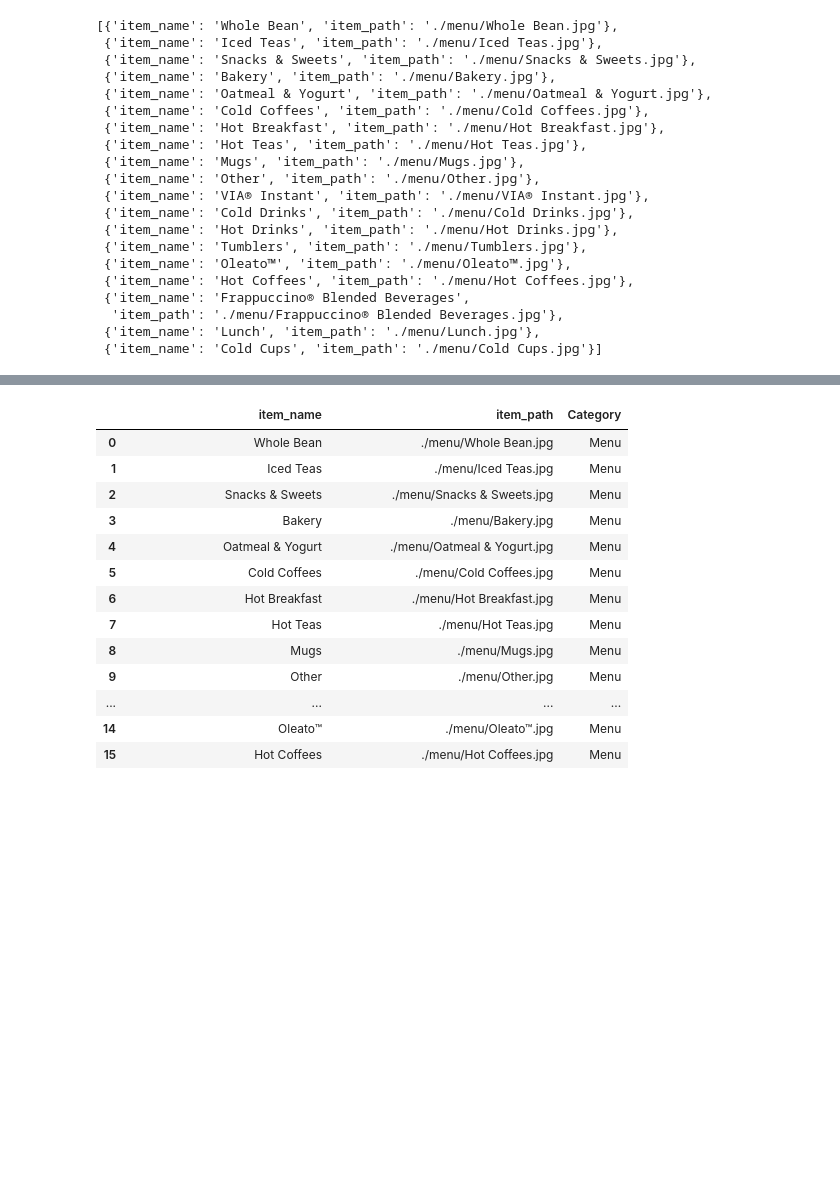
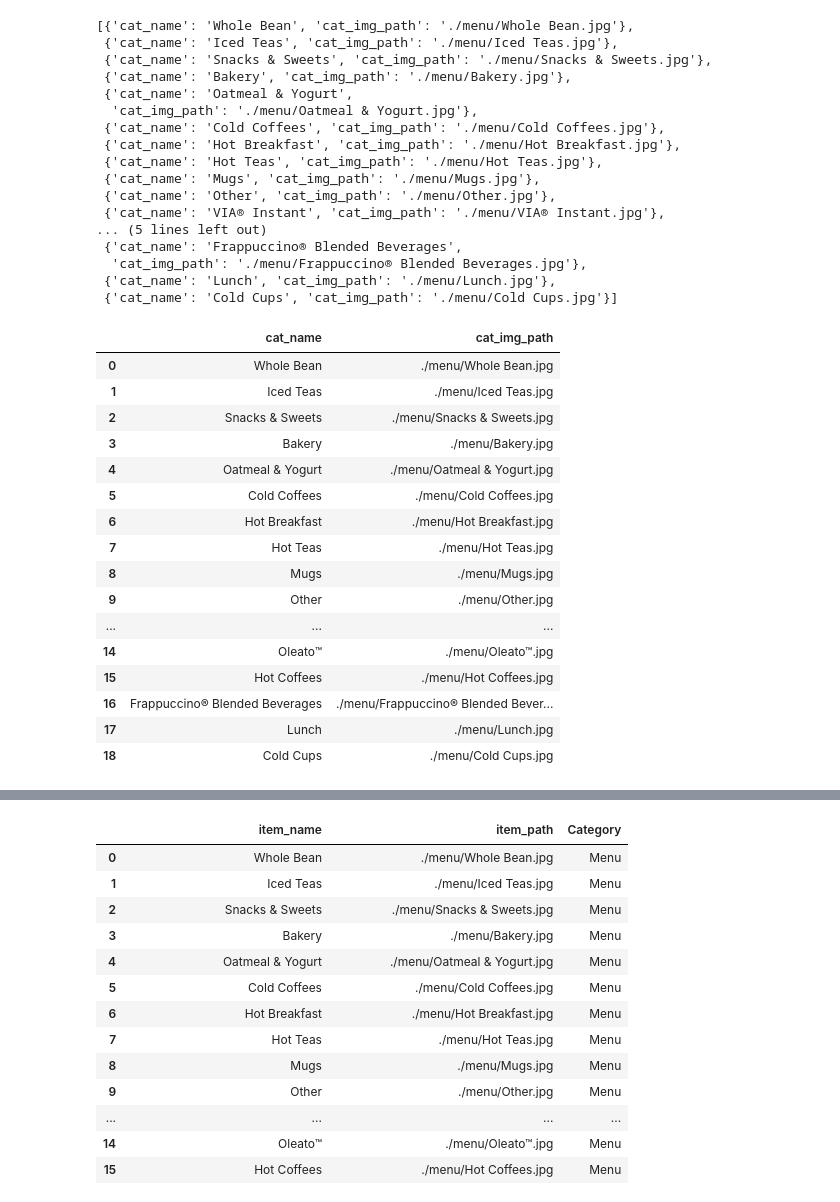
Before and after one commit to kimsang-mok/Cloned_Starbuck, a Jupyter notebook: images/convertToJSArray.ipynb, the cells around one changed output, grey strips where cells are left out. Drawn from its saved outputs; the diff is of its cells as text; code cells hidden in the pictures; blank space fills up the shorter version.

```diff
--- a/images/convertToJSArray.ipynb
+++ b/images/convertToJSArray.ipynb
@@ -5,7 +5,7 @@ import os
 output_file = "./image_arrays.js"  # Path to the output JavaScript file
 
 
-def convertToArrayObjects (category, folder_path):
+def menuData (category, folder_path):
     image_objects = []
 
     # Iterate over each file in the folder
@@ -15,6 +15,6 @@ def convertToArrayObjects (category, folder_path):
             item_path = os.path.join(folder_path, filename)  # Get the full path to the image
 
             # Create the object and append it to the list
-            image_objects.append({"item_name": item_name, "item_path": item_path})
+            image_objects.append({"cat_name": item_name, "cat_img_path": item_path})
 
     return image_objects
@@ -21,24 +23,42 @@ def convertToArrayObjects (category, folder_path):
 # %%
-menu = convertToArrayObjects('menu', './menu/')
+menu = menuData('menu', './menu/')
 menu
 # %% [output]
-[{'item_name': 'Whole Bean', 'item_path': './menu/Whole Bean.jpg'},
- {'item_name': 'Iced Teas', 'item_path': './menu/Iced Teas.jpg'},
- {'item_name': 'Snacks & Sweets', 'item_path': './menu/Snacks & Sweets.jpg'},
- {'item_name': 'Bakery', 'item_path': './menu/Bakery.jpg'},
- {'item_name': 'Oatmeal & Yogurt', 'item_path': './menu/Oatmeal & Yogurt.jpg'},
- {'item_name': 'Cold Coffees', 'item_path': './menu/Cold Coffees.jpg'},
- {'item_name': 'Hot Breakfast', 'item_path': './menu/Hot Breakfast.jpg'},
- {'item_name': 'Hot Teas', 'item_path': './menu/Hot Teas.jpg'},
- {'item_name': 'Mugs', 'item_path': './menu/Mugs.jpg'},
- {'item_name': 'Other', 'item_path': './menu/Other.jpg'},
- {'item_name': 'VIA® Instant', 'item_path': './menu/VIA® Instant.jpg'},
- {'item_name': 'Cold Drinks', 'item_path': './menu/Cold Drinks.jpg'},
- {'item_name': 'Hot Drinks', 'item_path': './menu/Hot Drinks.jpg'},
- {'item_name': 'Tumblers', 'item_path': './menu/Tumblers.jpg'},
- {'item_name': 'Oleato™', 'item_path': './menu/Oleato™.jpg'},
- {'item_name': 'Hot Coffees', 'item_path': './menu/Hot Coffees.jpg'},
- {'item_name': 'Frappuccino® Blended Beverages',
-  'item_path': './menu/Frappuccino® Blended Beverages.jpg'},
- {'item_name': 'Lunch', 'item_path': './menu/Lunch.jpg'},
- {'item_name': 'Cold Cups', 'item_path': './menu/Cold Cups.jpg'}]
+[{'cat_name': 'Whole Bean', 'cat_img_path': './menu/Whole Bean.jpg'},
+ {'cat_name': 'Iced Teas', 'cat_img_path': './menu/Iced Teas.jpg'},
+ {'cat_name': 'Snacks & Sweets', 'cat_img_path': './menu/Snacks & Sweets.jpg'},
+ {'cat_name': 'Bakery', 'cat_img_path': './menu/Bakery.jpg'},
+ {'cat_name': 'Oatmeal & Yogurt',
+  'cat_img_path': './menu/Oatmeal & Yogurt.jpg'},
+ {'cat_name': 'Cold Coffees', 'cat_img_path': './menu/Cold Coffees.jpg'},
+ {'cat_name': 'Hot Breakfast', 'cat_img_path': './menu/Hot Breakfast.jpg'},
+ {'cat_name': 'Hot Teas', 'cat_img_path': './menu/Hot Teas.jpg'},
+ {'cat_name': 'Mugs', 'cat_img_path': './menu/Mugs.jpg'},
+ {'cat_name': 'Other', 'cat_img_path': './menu/Other.jpg'},
+ {'cat_name': 'VIA® Instant', 'cat_img_path': './menu/VIA® Instant.jpg'},
+... (5 lines left out)
+ {'cat_name': 'Frappuccino® Blended Beverages',
+  'cat_img_path': './menu/Frappuccino® Blended Beverages.jpg'},
+ {'cat_name': 'Lunch', 'cat_img_path': './menu/Lunch.jpg'},
+ {'cat_name': 'Cold Cups', 'cat_img_path': './menu/Cold Cups.jpg'}]
+# %%
+data = pd.DataFrame(menu)
+data
+# %% [output]
+|  | cat_name | cat_img_path |
+| 0 | Whole Bean | ./menu/Whole Bean.jpg |
+| 1 | Iced Teas | ./menu/Iced Teas.jpg |
+| 2 | Snacks & Sweets | ./menu/Snacks & Sweets.jpg |
+| 3 | Bakery | ./menu/Bakery.jpg |
+| 4 | Oatmeal & Yogurt | ./menu/Oatmeal & Yogurt.jpg |
+| 5 | Cold Coffees | ./menu/Cold Coffees.jpg |
+| 6 | Hot Breakfast | ./menu/Hot Breakfast.jpg |
+| 7 | Hot Teas | ./menu/Hot Teas.jpg |
+| 8 | Mugs | ./menu/Mugs.jpg |
+| 9 | Other | ./menu/Other.jpg |
+| ... | ... | ... |
+| 14 | Oleato™ | ./menu/Oleato™.jpg |
+| 15 | Hot Coffees | ./menu/Hot Coffees.jpg |
+| 16 | Frappuccino® Blended Beverages | ./menu/Frappuccino® Blended Bever... |
+| 17 | Lunch | ./menu/Lunch.jpg |
+| 18 | Cold Cups | ./menu/Cold Cups.jpg |
```
Also changed, not shown: parts of 7 cells of this notebook.
